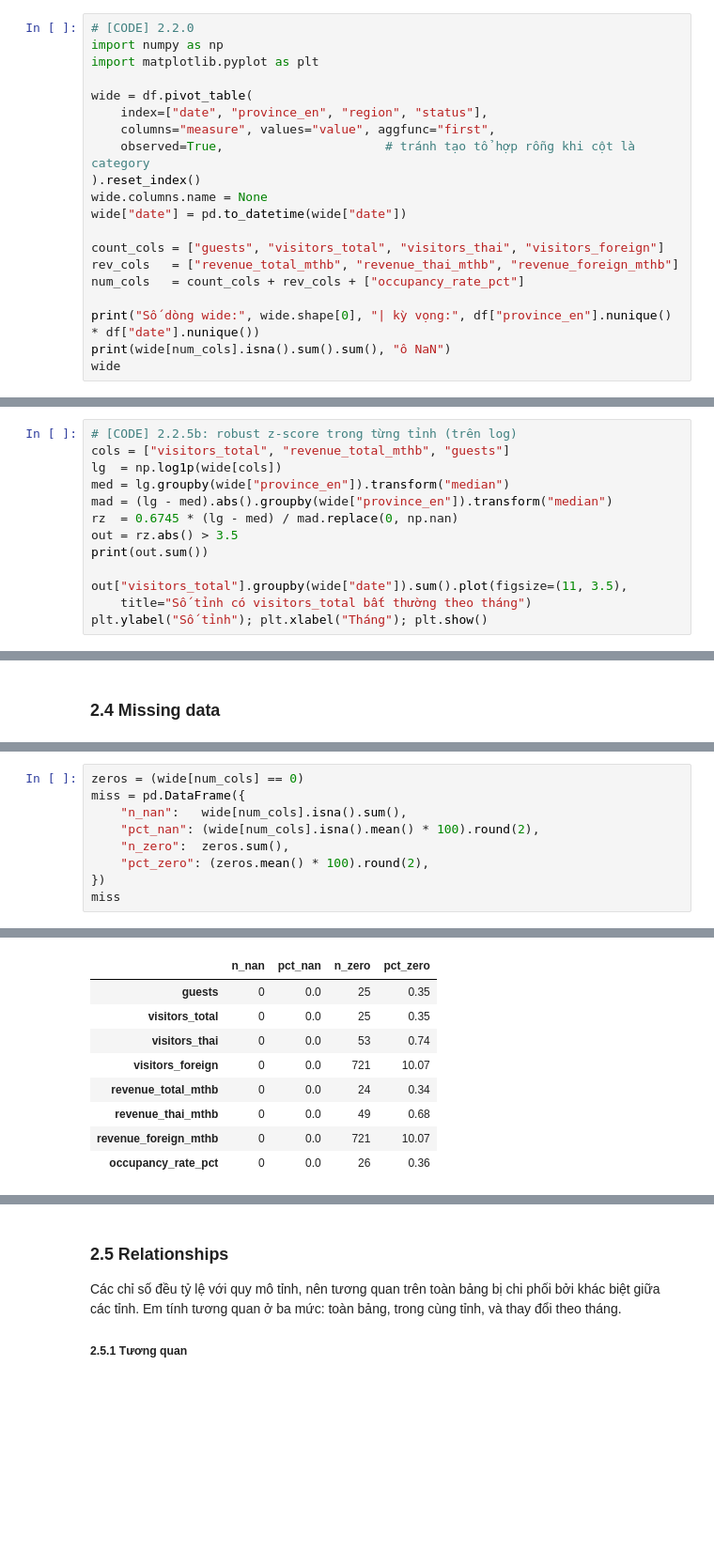
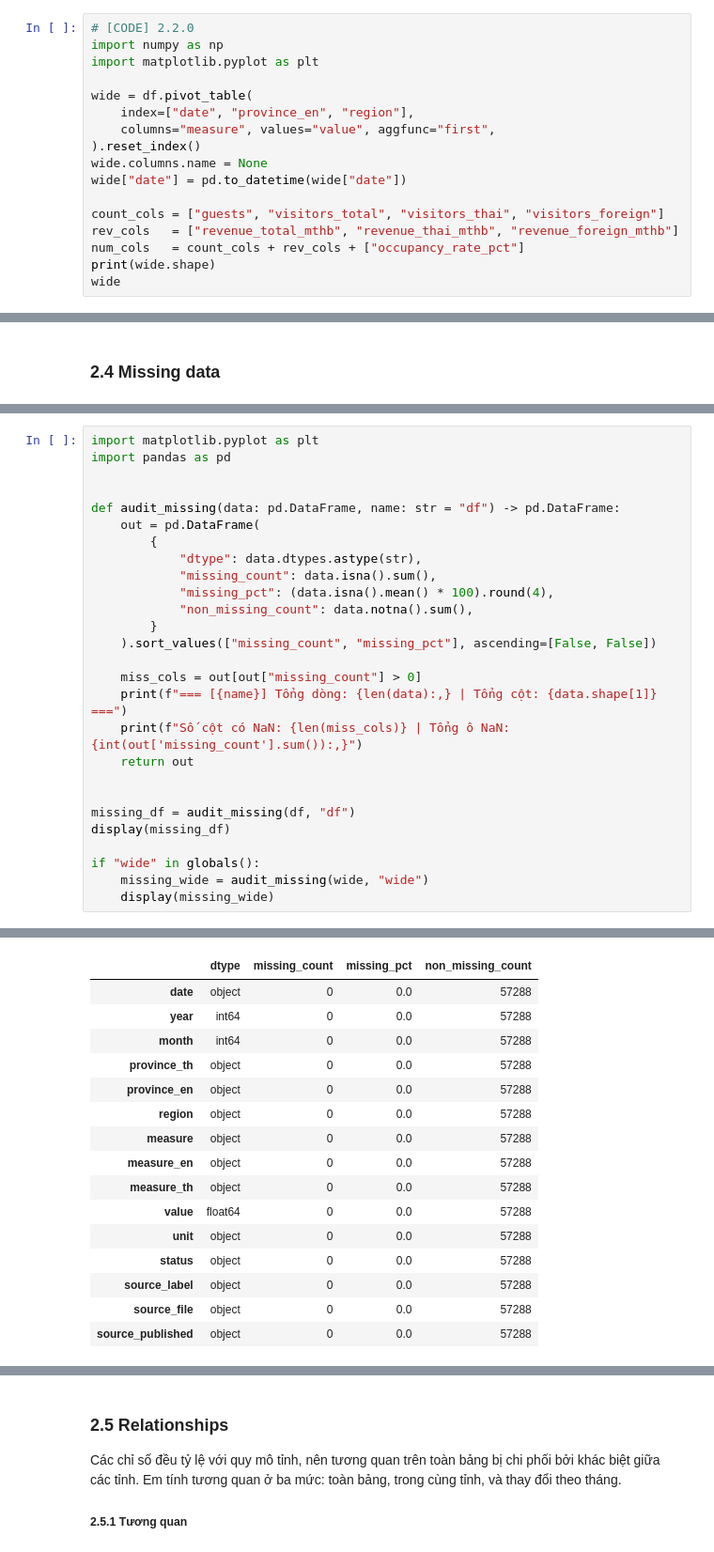
Before and after one commit to truongtin2006k-wq/thai-tourism, a Jupyter notebook: notebooks/01_collection_exploration.ipynb, the cells around one changed output, grey strips where cells are left out. Shown at 94% size. Saved outputs shown, nothing was run; the diff lists cells and outputs as text; blank space fills up the shorter version.

Commit message:
Update: complete  data exploration (section 3.2): numerical, categorical, missing data, relationships, summary

```diff
--- a/notebooks/01_collection_exploration.ipynb
+++ b/notebooks/01_collection_exploration.ipynb
@@ -318,9 +318,8 @@ import numpy as np
 import matplotlib.pyplot as plt
 
 wide = df.pivot_table(
-    index=["date", "province_en", "region", "status"],
+    index=["date", "province_en", "region"],
     columns="measure", values="value", aggfunc="first",
-    observed=True,                      # tránh tạo tổ hợp rỗng khi cột là category
 ).reset_index()
 wide.columns.name = None
 wide["date"] = pd.to_datetime(wide["date"])
@@ -328,8 +327,6 @@ wide["date"] = pd.to_datetime(wide["date"])
 count_cols = ["guests", "visitors_total", "visitors_thai", "visitors_foreign"]
 rev_cols   = ["revenue_total_mthb", "revenue_thai_mthb", "revenue_foreign_mthb"]
 num_cols   = count_cols + rev_cols + ["occupancy_rate_pct"]
-
-print("Số dòng wide:", wide.shape[0], "| kỳ vọng:", df["province_en"].nunique() * df["date"].nunique())
-print(wide[num_cols].isna().sum().sum(), "ô NaN")
+print(wide.shape)
 wide
 # %% [output]
@@ -501,13 +391,0 @@ Name: count, dtype: int64
-# %%
-# [CODE] 2.2.5b: robust z-score trong từng tỉnh (trên log)
-cols = ["visitors_total", "revenue_total_mthb", "guests"]
-lg  = np.log1p(wide[cols])
-med = lg.groupby(wide["province_en"]).transform("median")
-mad = (lg - med).abs().groupby(wide["province_en"]).transform("median")
-rz  = 0.6745 * (lg - med) / mad.replace(0, np.nan)
-out = rz.abs() > 3.5
-print(out.sum())
-
-out["visitors_total"].groupby(wide["date"]).sum().plot(figsize=(11, 3.5),
-    title="Số tỉnh có visitors_total bất thường theo tháng")
-plt.ylabel("Số tỉnh"); plt.xlabel("Tháng"); plt.show()
@@ -816,10 +788,28 @@ Không có NaN (mục 2.1), nhưng tác giả đã đọc ô "-" thành 0 (mục
 # %%
-zeros = (wide[num_cols] == 0)
-miss = pd.DataFrame({
-    "n_nan":   wide[num_cols].isna().sum(),
-    "pct_nan": (wide[num_cols].isna().mean() * 100).round(2),
-    "n_zero":  zeros.sum(),
-    "pct_zero": (zeros.mean() * 100).round(2),
-})
-miss
+import matplotlib.pyplot as plt
+import pandas as pd
+
+
+def audit_missing(data: pd.DataFrame, name: str = "df") -> pd.DataFrame:
+    out = pd.DataFrame(
+        {
+            "dtype": data.dtypes.astype(str),
+            "missing_count": data.isna().sum(),
+            "missing_pct": (data.isna().mean() * 100).round(4),
+            "non_missing_count": data.notna().sum(),
+        }
+    ).sort_values(["missing_count", "missing_pct"], ascending=[False, False])
+
+    miss_cols = out[out["missing_count"] > 0]
+    print(f"=== [{name}] Tổng dòng: {len(data):,} | Tổng cột: {data.shape[1]} ===")
+    print(f"Số cột có NaN: {len(miss_cols)} | Tổng ô NaN: {int(out['missing_count'].sum()):,}")
+    return out
+
+
+missing_df = audit_missing(df, "df")
+display(missing_df)
+
+if "wide" in globals():
+    missing_wide = audit_missing(wide, "wide")
+    display(missing_wide)
 # %% [output]
@@ -826,9 +818,16 @@ miss
-|  | n_nan | pct_nan | n_zero | pct_zero |
-| guests | 0 | 0.0 | 25 | 0.35 |
-| visitors_total | 0 | 0.0 | 25 | 0.35 |
-| visitors_thai | 0 | 0.0 | 53 | 0.74 |
-| visitors_foreign | 0 | 0.0 | 721 | 10.07 |
-| revenue_total_mthb | 0 | 0.0 | 24 | 0.34 |
-| revenue_thai_mthb | 0 | 0.0 | 49 | 0.68 |
-| revenue_foreign_mthb | 0 | 0.0 | 721 | 10.07 |
-| occupancy_rate_pct | 0 | 0.0 | 26 | 0.36 |
+|  | dtype | missing_count | missing_pct | non_missing_count |
+| date | object | 0 | 0.0 | 57288 |
+| year | int64 | 0 | 0.0 | 57288 |
+| month | int64 | 0 | 0.0 | 57288 |
+| province_th | object | 0 | 0.0 | 57288 |
+| province_en | object | 0 | 0.0 | 57288 |
+| region | object | 0 | 0.0 | 57288 |
+| measure | object | 0 | 0.0 | 57288 |
+| measure_en | object | 0 | 0.0 | 57288 |
+| measure_th | object | 0 | 0.0 | 57288 |
+| value | float64 | 0 | 0.0 | 57288 |
+| unit | object | 0 | 0.0 | 57288 |
+| status | object | 0 | 0.0 | 57288 |
+| source_label | object | 0 | 0.0 | 57288 |
+| source_file | object | 0 | 0.0 | 57288 |
+| source_published | object | 0 | 0.0 | 57288 |
```
Also changed, not shown: parts of 62 cells of this notebook.
